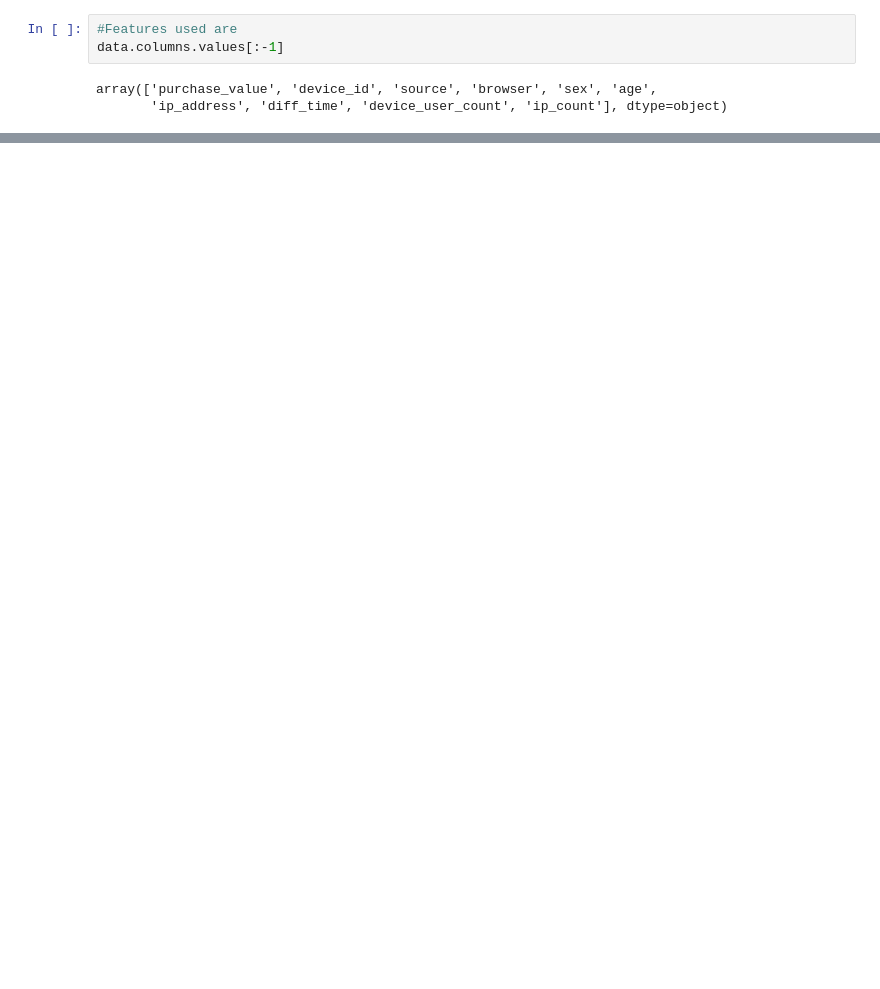
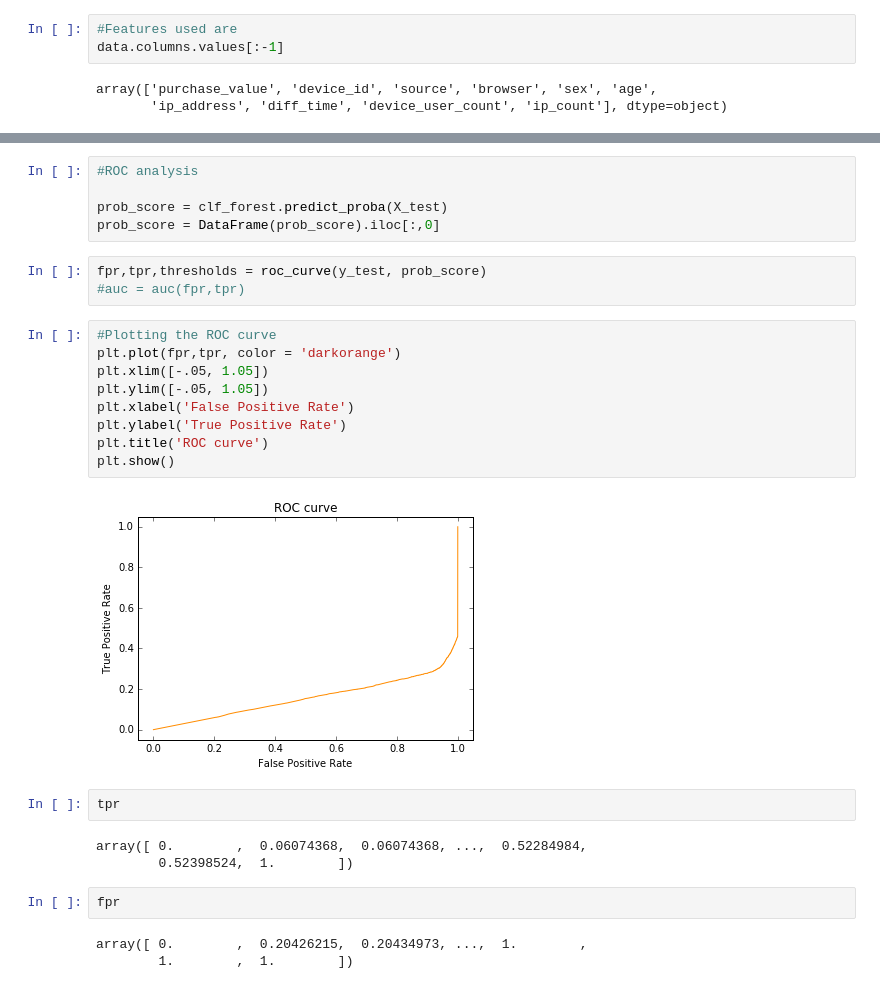
Before and after one commit to DeepakRavi/Projects, a Jupyter notebook: Identifying Fraudulent Activities/Identifying Fraudulent Activities.ipynb, the cells around one changed output, grey strips where cells are left out. Drawn from its saved outputs; the diff is of its cells as text; blank space fills up the shorter version.

Commit message:
This contains preliminary analysis on roc curves

```diff
--- a/Identifying Fraudulent Activities/Identifying Fraudulent Activities.ipynb
+++ b/Identifying Fraudulent Activities/Identifying Fraudulent Activities.ipynb
@@ -257,0 +269,29 @@ clf_forest.oob_score_
+# %%
+#ROC analysis
+
+prob_score = clf_forest.predict_proba(X_test)
+prob_score = DataFrame(prob_score).iloc[:,0]
+# %%
+fpr,tpr,thresholds = roc_curve(y_test, prob_score)
+#auc = auc(fpr,tpr)
+# %%
+#Plotting the ROC curve
+plt.plot(fpr,tpr, color = 'darkorange')
+plt.xlim([-.05, 1.05])
+plt.ylim([-.05, 1.05])
+plt.xlabel('False Positive Rate')
+plt.ylabel('True Positive Rate')
+plt.title('ROC curve')
+plt.show()
+# %% [output]
+[figure, added]
+# %%
+tpr
+# %% [output]
+array([ 0.        ,  0.06074368,  0.06074368, ...,  0.52284984,
+        0.52398524,  1.        ])
+# %%
+fpr
+# %% [output]
+array([ 0.        ,  0.20426215,  0.20434973, ...,  1.        ,
+        1.        ,  1.        ])
```
Also changed, not shown: parts of 5 cells of this notebook.
